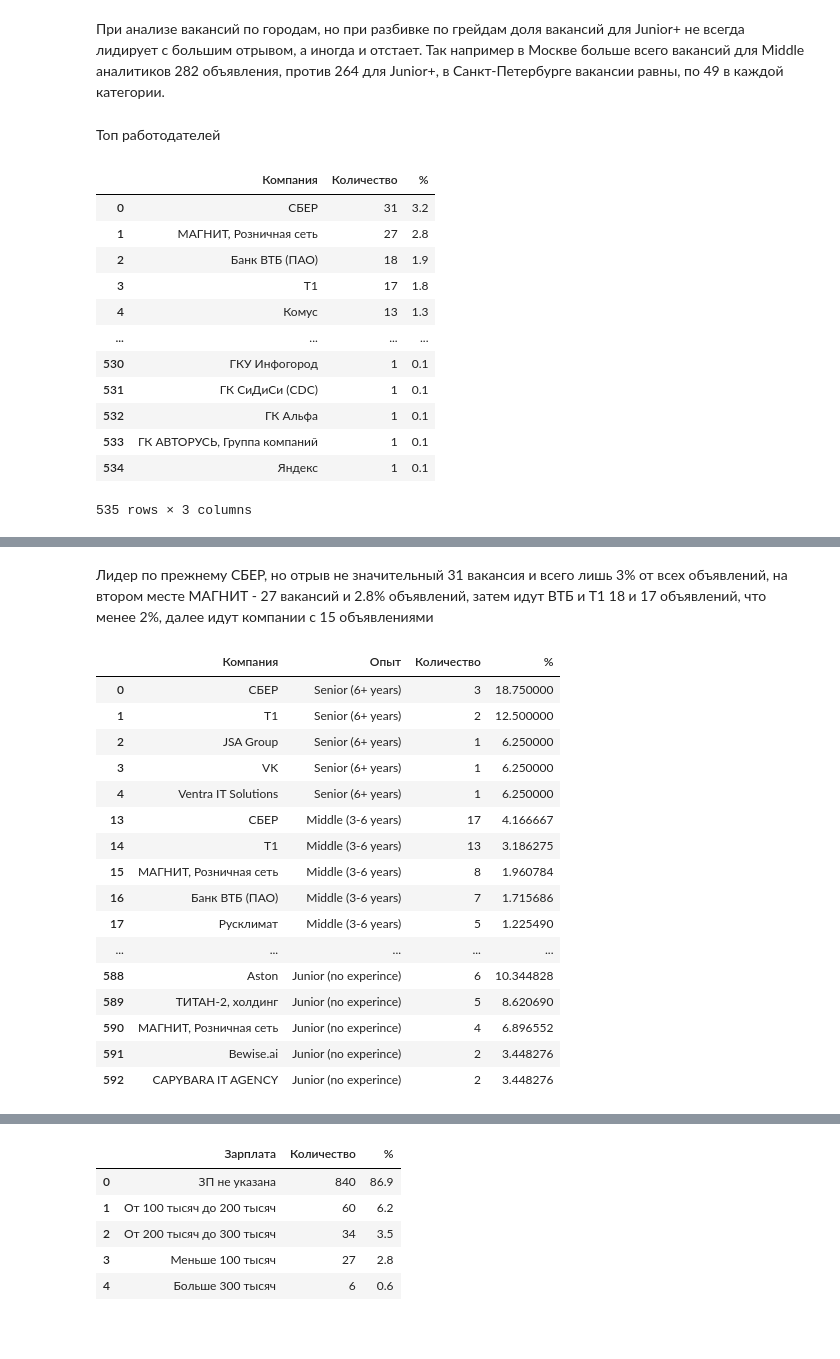
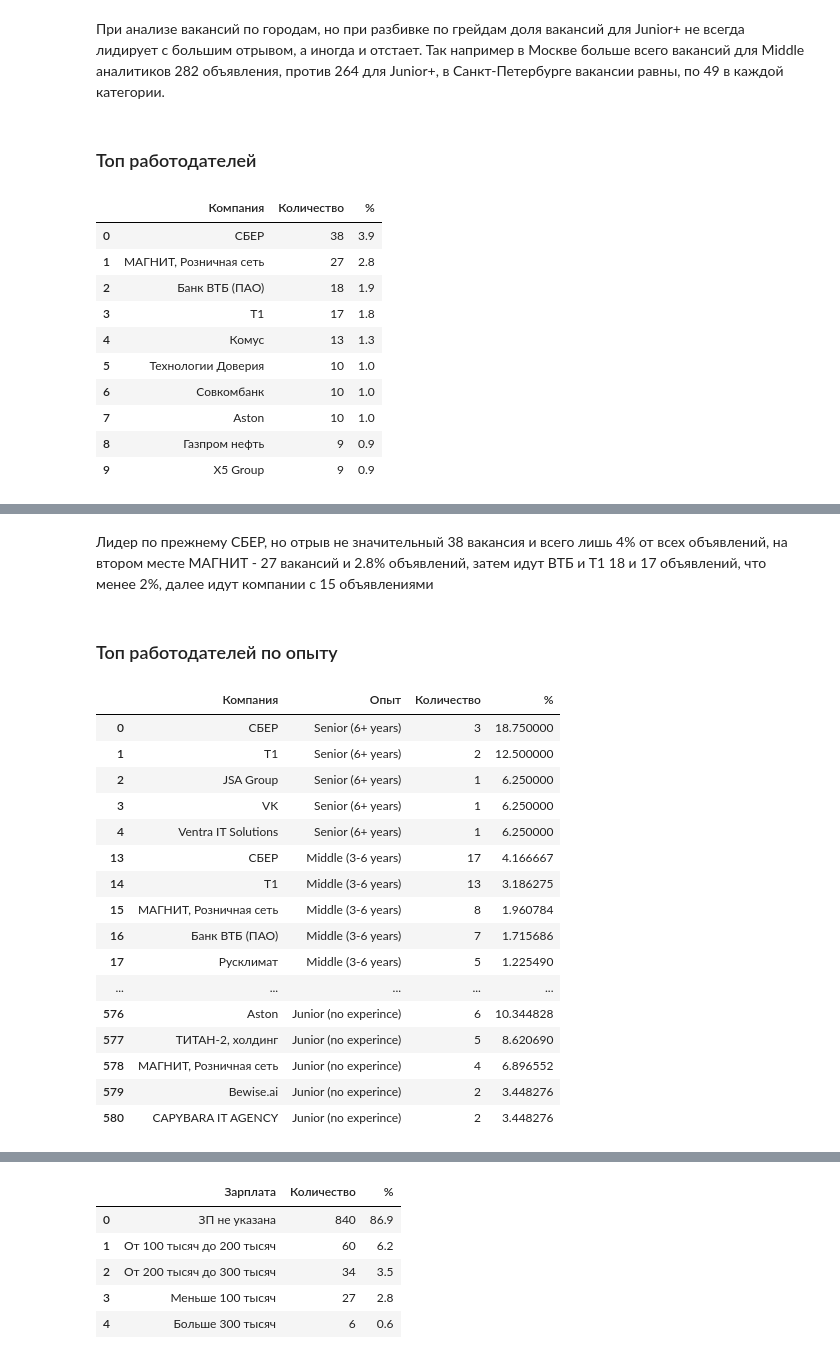
Before and after one commit to AndreyP95/compare_ba_and_da, a Jupyter notebook: comparison_ba_and_da.ipynb, the cells around one changed output, grey strips where cells are left out. Drawn from its saved outputs; the diff is of its cells as text; code cells hidden in the pictures; blank space fills up the shorter version.

```diff
--- a/comparison_ba_and_da.ipynb
+++ b/comparison_ba_and_da.ipynb
@@ -244,4 +242,20 @@ set(bussines_analyst['type'])
 Компаний, которые использовали бы полное название и сокращение в датасете не найдено. (Например: "Сбербанк" и ПАО"Сбербанк")
+# %%
+bussines_analyst['employer'] = (bussines_analyst['employer']
+                                 .str.replace('Газпромбанк Автолизинг','Газпромбанк', regex=True)
+                                 .str.replace('МТС Финтех','ПСБ (ПАО «Промсвязьбанк»)', regex=True)
+                                 .str.replace('ПСБ Инновации и Инвестиции','X5', regex=True)
+                                 .str.replace('Ростелеком Информационные Технологии','Ростелеком', regex=True)
+                                 .str.replace('СБЕРАВТО','СБЕР', regex=True)
+                                 .str.replace('Сбер Бизнес Софт','СБЕР', regex=True)
+                                 .str.replace('СберОбразование','СБЕР', regex=True)
+                                 .str.replace('Сбербанк АСТ','СБЕР', regex=True)
+                                 .str.replace('Сбербанк-Сервис','СБЕР', regex=True)
+                                 .str.replace('Страховая компания Сбербанк страхование','СК Сбербанк страхование жизни', regex=True)
+                                 .str.replace('X5','Х5 Group', regex=True)
+                                 .str.replace('X5 Tech','Х5 Group', regex=True)
+                                 .str.replace('Х5 IMPORT','Х5 Group', regex=True)
+                                 .str.replace('Х5 Transport','Х5 Group', regex=True))
 # %%
 #уникальные названия городов
 #set(bussines_analyst['area'])
@@ -1754,27 +1832,25 @@ fig.show()
 [interactive output not drawn]
 # %% [markdown]
 При анализе вакансий по городам, но при разбивке по грейдам доля вакансий для Junior+ не всегда лидирует с большим отрывом, а иногда и отстает. Так например в Москве больше всего вакансий для Middle аналитиков 282 объявления, против 264 для Junior+, в Санкт-Петербурге вакансии равны, по 49 в каждой категории.
-# %% [markdown]
-Топ работодателей
+# %% [markdown]
+### Топ работодателей
 # %%
 ba_cnt_emp = bussines_analyst.pivot_table(index=['employer'], values='id', aggfunc=['count'])
 ba_top_emp = job_place(ba_cnt_emp)
 ba_top_emp.columns = ['Компания', 'Количество', '%']
-ba_top_emp
+ba_top_emp.head(10)
 # %% [output]
 |  | Компания | Количество | % |
-| 0 | СБЕР | 31 | 3.2 |
+| 0 | СБЕР | 38 | 3.9 |
 | 1 | МАГНИТ, Розничная сеть | 27 | 2.8 |
 | 2 | Банк ВТБ (ПАО) | 18 | 1.9 |
 | 3 | Т1 | 17 | 1.8 |
 | 4 | Комус | 13 | 1.3 |
-| ... | ... | ... | ... |
-| 530 | ГКУ Инфогород | 1 | 0.1 |
-| 531 | ГК СиДиСи (CDC) | 1 | 0.1 |
-| 532 | ГК Альфа | 1 | 0.1 |
-| 533 | ГК АВТОРУСЬ, Группа компаний | 1 | 0.1 |
-| 534 | Яндекс | 1 | 0.1 |
+| 5 | Технологии Доверия | 10 | 1.0 |
+| 6 | Совкомбанк | 10 | 1.0 |
+| 7 | Aston | 10 | 1.0 |
+| 8 | Газпром нефть | 9 | 0.9 |
+| 9 | Х5 Group | 9 | 0.9 |
-535 rows × 3 columns
 # %%
 labels = ba_top_emp['Компания'].head(10)
 values = ba_top_emp['Количество']
@@ -1788,7 +1864,9 @@ fig.show()
 # %% [output]
 [interactive output not drawn]
 # %% [markdown]
-Лидер по прежнему СБЕР, но отрыв не значительный 31 вакансия и всего лишь 3% от всех объявлений, на втором месте МАГНИТ - 27 вакансий и 2.8% объявлений, затем идут ВТБ и Т1 18 и 17 объявлений, что менее 2%, далее идут компании с 15 объявлениями
+Лидер по прежнему СБЕР, но отрыв не значительный 38 вакансия и всего лишь 4% от всех объявлений, на втором месте МАГНИТ - 27 вакансий и 2.8% объявлений, затем идут ВТБ и Т1 18 и 17 объявлений, что менее 2%, далее идут компании с 15 объявлениями
+# %% [markdown]
+### Топ работодателей по опыту
 # %%
 ba_emp_exp = bussines_analyst.pivot_table(index=['employer', 'experience'], values='id', aggfunc=['count'])
 ba_top_emp_exp = job_place_experience(ba_emp_exp)
@@ -1807,11 +1885,11 @@ ba_top_emp_exp
 | 16 | Банк ВТБ (ПАО) | Middle (3-6 years) | 7 | 1.715686 |
 | 17 | Русклимат | Middle (3-6 years) | 5 | 1.225490 |
 | ... | ... | ... | ... | ... |
-| 588 | Aston | Junior (no experince) | 6 | 10.344828 |
-| 589 | ТИТАН-2, холдинг | Junior (no experince) | 5 | 8.620690 |
-| 590 | МАГНИТ, Розничная сеть | Junior (no experince) | 4 | 6.896552 |
-| 591 | Bewise.ai | Junior (no experince) | 2 | 3.448276 |
-| 592 | CAPYBARA IT AGENCY | Junior (no experince) | 2 | 3.448276 |
+| 576 | Aston | Junior (no experince) | 6 | 10.344828 |
+| 577 | ТИТАН-2, холдинг | Junior (no experince) | 5 | 8.620690 |
+| 578 | МАГНИТ, Розничная сеть | Junior (no experince) | 4 | 6.896552 |
+| 579 | Bewise.ai | Junior (no experince) | 2 | 3.448276 |
+| 580 | CAPYBARA IT AGENCY | Junior (no experince) | 2 | 3.448276 |
 # %%
 ba_top_emp_exp = ba_top_emp_exp.drop(['%'], axis=1)
 ba_top_emp_exp_pt =  pd.pivot_table(ba_top_emp_exp, index='Компания', columns=['Опыт'], aggfunc='sum')
```
Also changed, not shown: parts of 84 cells of this notebook.
